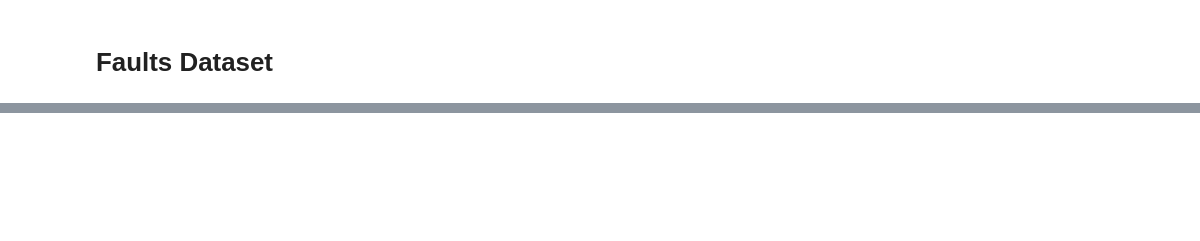
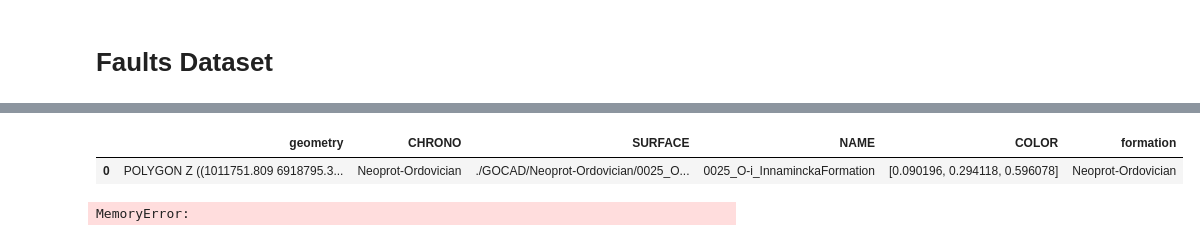
Before and after one commit to RichardScottOZ/Transform-2021, a Jupyter notebook: SA-Solid-Geology-Case-Study.ipynb, the cells around one changed output, grey strips where cells are left out. Drawn from its saved outputs; the diff is of its cells as text; code cells hidden in the pictures; blank space fills up the shorter version.

```diff
--- a/SA-Solid-Geology-Case-Study.ipynb
+++ b/SA-Solid-Geology-Case-Study.ipynb
@@ -617,0 +632,30 @@ p.show(cpos=(1,-4,5))
+# %%
+gmap_sorted.head(1)
+# %% [output]
+|  | geometry | CHRONO | SURFACE | NAME | COLOR | formation |
+| 0 | POLYGON Z ((1011751.809 6918795.3... | Neoprot-Ordovician | ./GOCAD/Neoprot-Ordovician/0025_O... | 0025_O-i_InnaminckaFormation | [0.090196, 0.294118, 0.596078] | Neoprot-Ordovician |
+# %%
+import pyproj
+import dask.dataframe as dd
+import dask_geopandas
+
+ddf = dask_geopandas.from_geopandas(gmap_sorted, npartitions=12)
+
+def spatial_join(gmap_sorted):
+    intersections = gg.vector.extract_xy_from_polygon_intersections(gdf=gmap_sorted)
+    return intersections
+
+df = ddf.map_partitions(
+    spatial_join,
+    meta={
+        "CHRONO": object,
+        "SURFACE": object,
+        "NAME": object,
+        "COLOR": object,
+        "FORMATION": object,
+        "geometry": object
+    }
+
+).compute()
+# %% [output]
+MemoryError:
```
Also changed, not shown: parts of 4 cells of this notebook, 1 other file.
